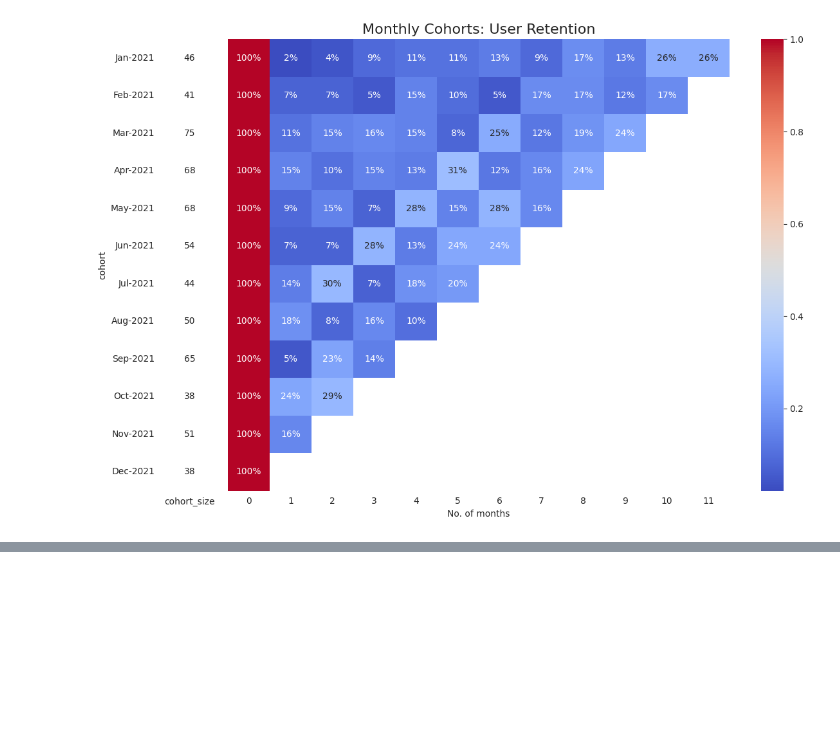
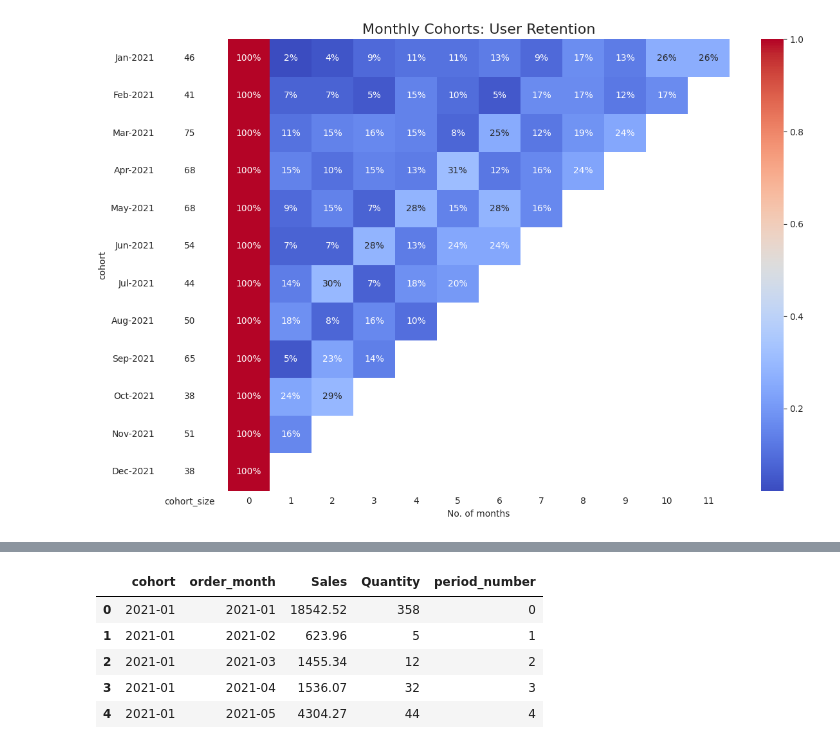
Before and after one commit to VenkataPrasad97/Task, a Jupyter notebook: task_rfm.ipynb, the cells around one changed output, grey strips where cells are left out. Drawn from its saved outputs; the diff is of its cells as text; code cells hidden in the pictures; blank space fills up the shorter version.

```diff
--- a/task_rfm.ipynb
+++ b/task_rfm.ipynb
@@ -240,0 +257,10 @@ df_cohort.head()
+# %%
+df_cohort['period_number'] = (df_cohort.order_month - df_cohort.cohort).apply(attrgetter('n'))
+df_cohort.head()
+# %% [output]
+|  | cohort | order_month | Sales | Quantity | period_number |
+| 0 | 2021-01 | 2021-01 | 18542.52 | 358 | 0 |
+| 1 | 2021-01 | 2021-02 | 623.96 | 5 | 1 |
+| 2 | 2021-01 | 2021-03 | 1455.34 | 12 | 2 |
+| 3 | 2021-01 | 2021-04 | 1536.07 | 32 | 3 |
+| 4 | 2021-01 | 2021-05 | 4304.27 | 44 | 4 |
```
Also changed, not shown: parts of 3 cells of this notebook.
